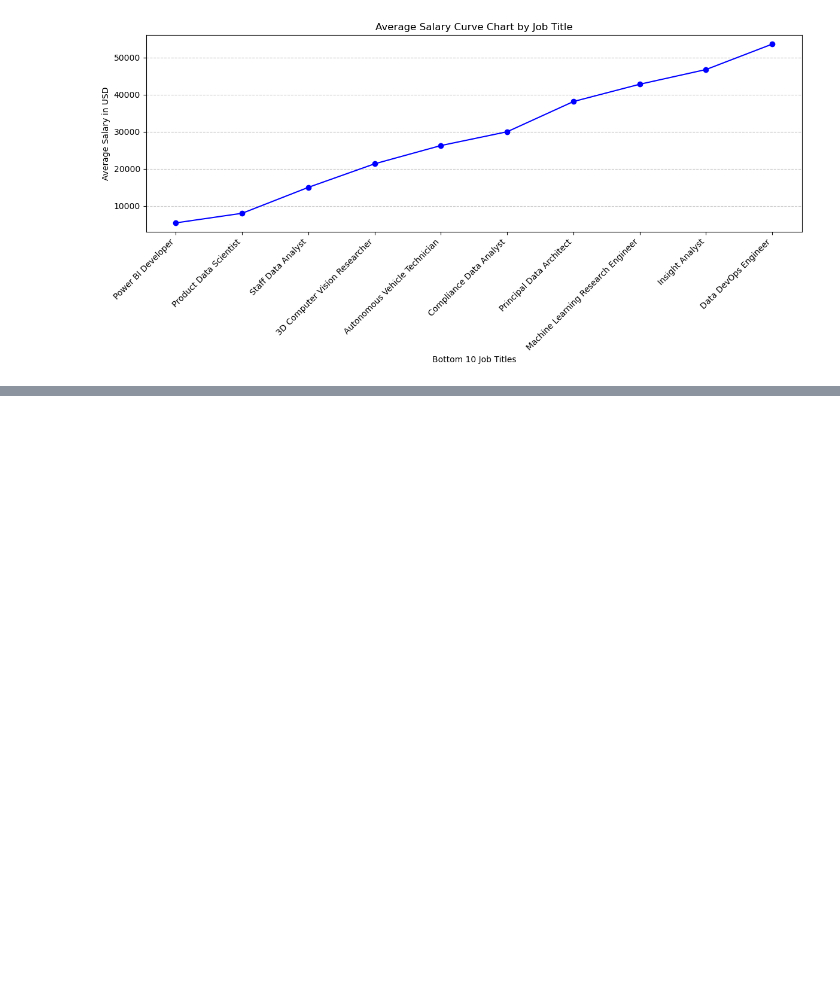
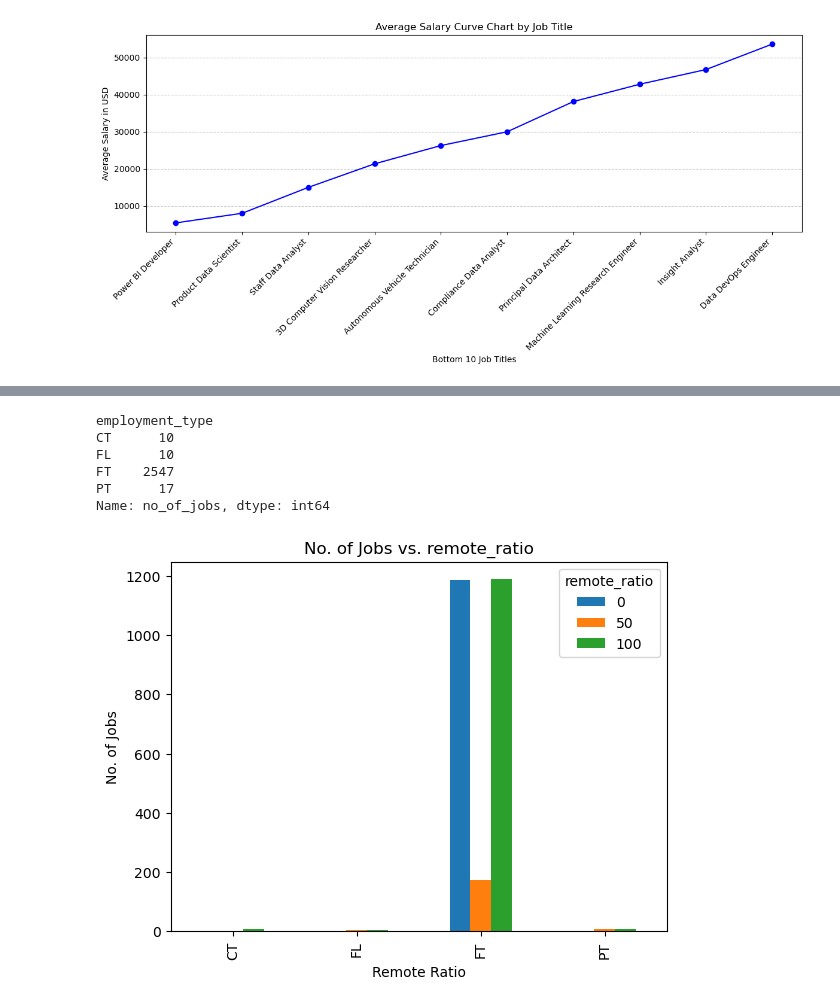
Before and after one commit to garimac12/project_acai, a Jupyter notebook: Project_AH.ipynb, the cells around one changed output, grey strips where cells are left out. Drawn from its saved outputs; the diff is of its cells as text; code cells hidden in the pictures; blank space fills up the shorter version.

```diff
--- a/Project_AH.ipynb
+++ b/Project_AH.ipynb
@@ -549,0 +564,26 @@ plt.show()
+# %%
+largest_five_residence_series=reduced_dataframe.groupby(["employment_type"])["no_of_jobs"].sum()
+largest_five_residence_series
+# %% [output]
+employment_type
+CT      10
+FL      10
+FT    2547
+PT      17
+Name: no_of_jobs, dtype: int64
+# %%
+#  Employment type vs remote ratio
+
+reduced_dataframe=df.groupby(["employment_type"]).remote_ratio.value_counts().reset_index(name="no_of_jobs")
+largest_five_residence_series=reduced_dataframe.groupby(["employment_type"])["no_of_jobs"].sum()
+making_dataframe=largest_five_residence_series.to_frame().reset_index()
+final_dataframe_largefive_residence = reduced_dataframe[reduced_dataframe["employment_type"].isin(making_dataframe["employment_type"])]
+pivot_dataframe_plotting=final_dataframe_largefive_residence.pivot(index="employment_type", columns ="remote_ratio", values= "no_of_jobs")
+pivot_dataframe_plotting.plot(kind="bar")
+plt.title('No. of Jobs vs. remote_ratio')
+plt.xlabel('Remote Ratio')
+plt.ylabel('No. of Jobs')
+plt.savefig("output_data_AH/Fig11.png")
+plt.show()
+# %% [output]
+[figure, added]
```
Also changed, not shown: parts of 13 cells of this notebook, 4 other files.
